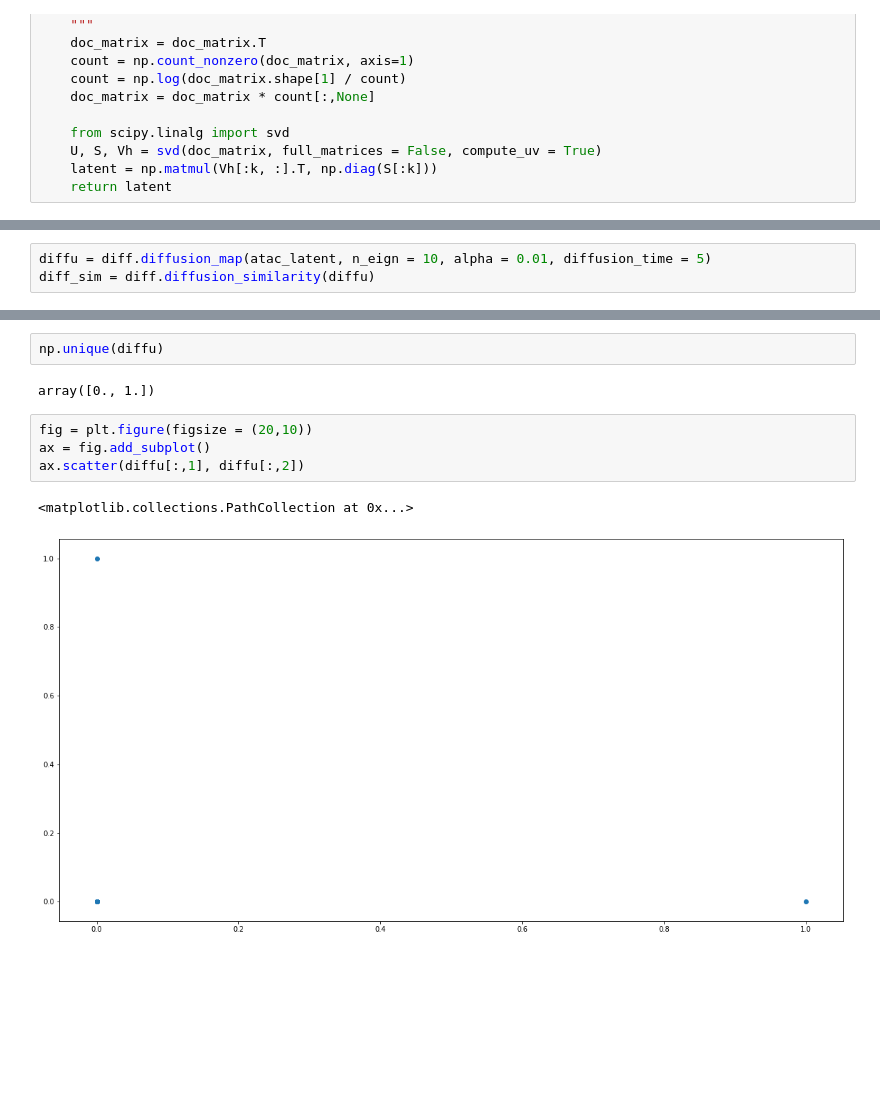
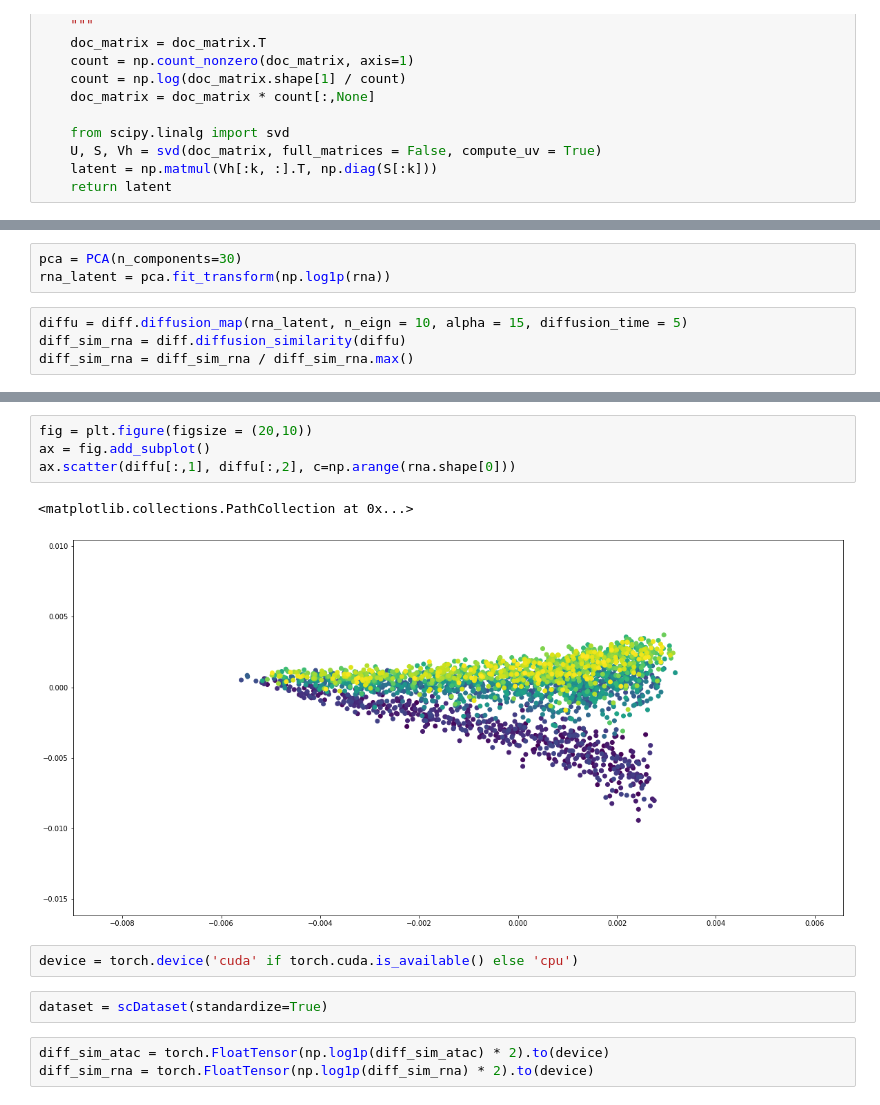
Before and after one commit to cyang389/JointTI, a Jupyter notebook: integration.ipynb, the cells around one changed output, grey strips where cells are left out. Saved outputs shown, nothing was run; the diff lists cells and outputs as text; blank space fills up the shorter version.

```diff
--- a/integration.ipynb
+++ b/integration.ipynb
@@ -151,3 +99,7 @@ atac_latent = pca.fit_transform(atac)
+# %%
+pca = PCA(n_components=30)
+rna_latent = pca.fit_transform(np.log1p(rna))
 # %%
-diffu = diff.diffusion_map(atac_latent, n_eign = 10, alpha = 0.01, diffusion_time = 5)
-diff_sim = diff.diffusion_similarity(diffu)
+diffu = diff.diffusion_map(rna_latent, n_eign = 10, alpha = 15, diffusion_time = 5)
+diff_sim_rna = diff.diffusion_similarity(diffu)
+diff_sim_rna = diff_sim_rna / diff_sim_rna.max()
@@ -170,11 +106,14 @@ array([[-0.09167055, -0.50309515,  0.08422477, ..., -0.2504387 ,
-# %%
-np.unique(diffu)
-# %% [output]
-array([0., 1.])
 # %%
 fig = plt.figure(figsize = (20,10))
 ax = fig.add_subplot()
-ax.scatter(diffu[:,1], diffu[:,2])
+ax.scatter(diffu[:,1], diffu[:,2], c=np.arange(rna.shape[0]))
 # %% [output]
 <matplotlib.collections.PathCollection at 0x...>
-[figure, old version]
+[figure, new version]
+# %%
+device = torch.device('cuda' if torch.cuda.is_available() else 'cpu')
+# %%
+dataset = scDataset(standardize=True)
+# %%
+diff_sim_atac = torch.FloatTensor(np.log1p(diff_sim_atac) * 2).to(device)
+diff_sim_rna = torch.FloatTensor(np.log1p(diff_sim_rna) * 2).to(device)
```
Also changed, not shown: parts of 31 cells of this notebook, 2 other files.
